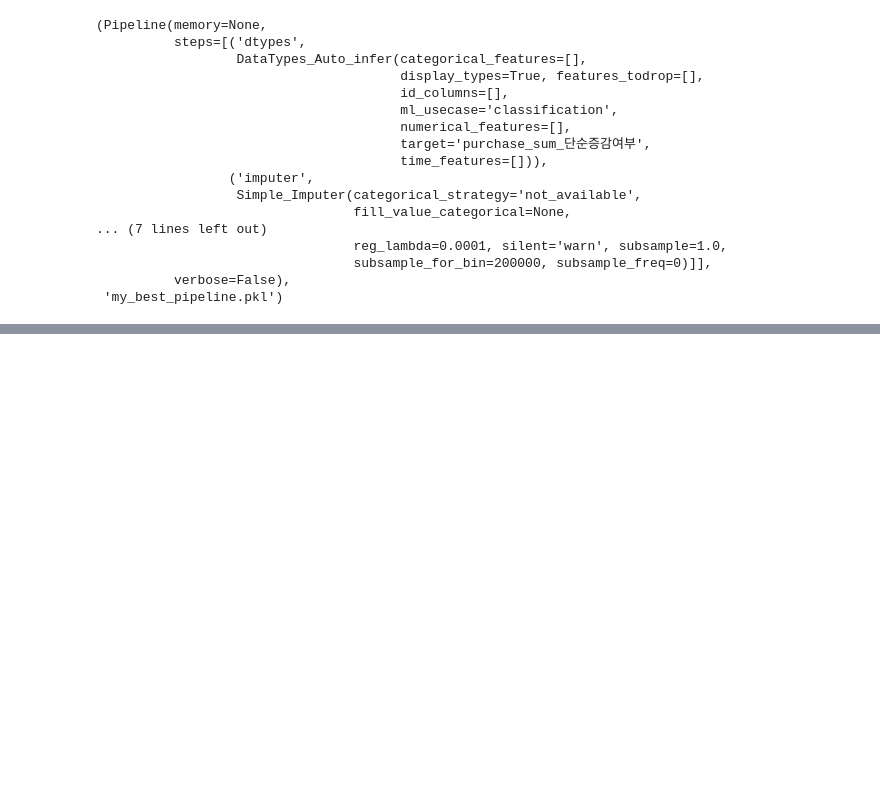
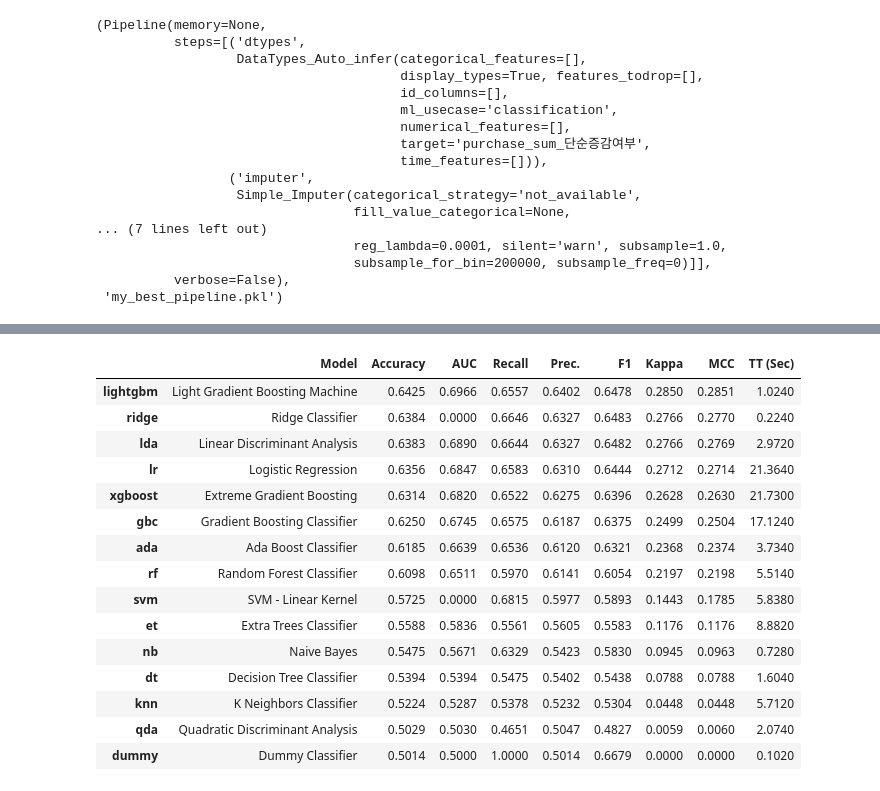
Before and after one commit to leejunghyunA/second_projects, a Jupyter notebook: 전체 모델링_10_25.ipynb, the cells around one changed output, grey strips where cells are left out. Saved outputs shown, nothing was run; the diff lists cells and outputs as text; code cells hidden in the pictures; blank space fills up the shorter version.

```diff
--- a/전체 모델링_10_25.ipynb
+++ b/전체 모델링_10_25.ipynb
@@ -362,0 +470,20 @@ Transformation Pipeline and Model Successfully Saved
+# %%
+# 모델 객체 다 돌리기
+model_ = clf.compare_models()
+# %% [output]
+|  | Model | Accuracy | AUC | Recall | Prec. | F1 | Kappa | MCC | TT (Sec) |
+| lightgbm | Light Gradient Boosting Machine | 0.6425 | 0.6966 | 0.6557 | 0.6402 | 0.6478 | 0.2850 | 0.2851 | 1.0240 |
+| ridge | Ridge Classifier | 0.6384 | 0.0000 | 0.6646 | 0.6327 | 0.6483 | 0.2766 | 0.2770 | 0.2240 |
+| lda | Linear Discriminant Analysis | 0.6383 | 0.6890 | 0.6644 | 0.6327 | 0.6482 | 0.2766 | 0.2769 | 2.9720 |
+| lr | Logistic Regression | 0.6356 | 0.6847 | 0.6583 | 0.6310 | 0.6444 | 0.2712 | 0.2714 | 21.3640 |
+| xgboost | Extreme Gradient Boosting | 0.6314 | 0.6820 | 0.6522 | 0.6275 | 0.6396 | 0.2628 | 0.2630 | 21.7300 |
+| gbc | Gradient Boosting Classifier | 0.6250 | 0.6745 | 0.6575 | 0.6187 | 0.6375 | 0.2499 | 0.2504 | 17.1240 |
+| ada | Ada Boost Classifier | 0.6185 | 0.6639 | 0.6536 | 0.6120 | 0.6321 | 0.2368 | 0.2374 | 3.7340 |
+| rf | Random Forest Classifier | 0.6098 | 0.6511 | 0.5970 | 0.6141 | 0.6054 | 0.2197 | 0.2198 | 5.5140 |
+| svm | SVM - Linear Kernel | 0.5725 | 0.0000 | 0.6815 | 0.5977 | 0.5893 | 0.1443 | 0.1785 | 5.8380 |
+| et | Extra Trees Classifier | 0.5588 | 0.5836 | 0.5561 | 0.5605 | 0.5583 | 0.1176 | 0.1176 | 8.8820 |
+| nb | Naive Bayes | 0.5475 | 0.5671 | 0.6329 | 0.5423 | 0.5830 | 0.0945 | 0.0963 | 0.7280 |
+| dt | Decision Tree Classifier | 0.5394 | 0.5394 | 0.5475 | 0.5402 | 0.5438 | 0.0788 | 0.0788 | 1.6040 |
+| knn | K Neighbors Classifier | 0.5224 | 0.5287 | 0.5378 | 0.5232 | 0.5304 | 0.0448 | 0.0448 | 5.7120 |
+| qda | Quadratic Discriminant Analysis | 0.5029 | 0.5030 | 0.4651 | 0.5047 | 0.4827 | 0.0059 | 0.0060 | 2.0740 |
+| dummy | Dummy Classifier | 0.5014 | 0.5000 | 1.0000 | 0.5014 | 0.6679 | 0.0000 | 0.0000 | 0.1020 |
```
Also changed, not shown: parts of 16 cells of this notebook, 26 other files.
